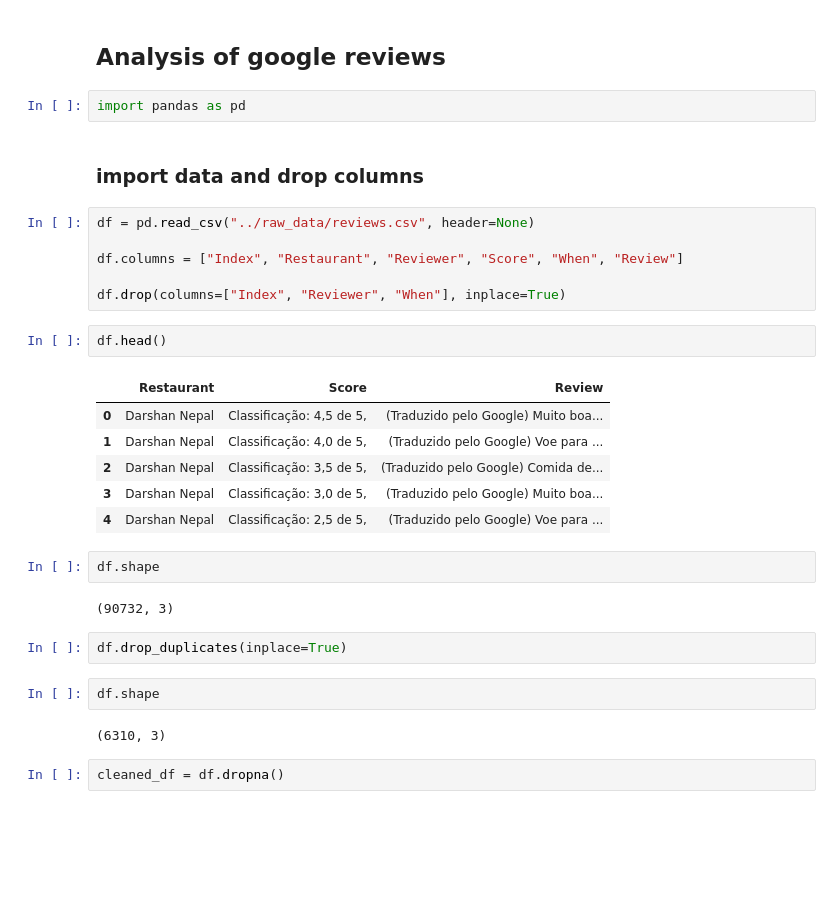
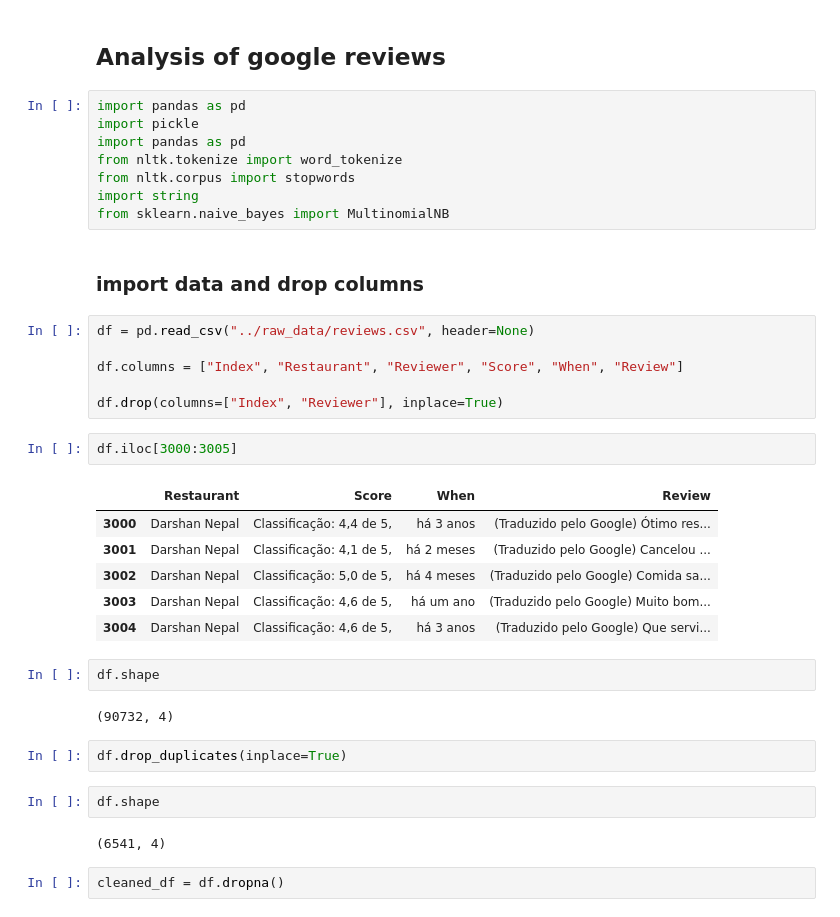
Before and after one commit to MalouO/small_business, a Jupyter notebook: notebooks/Google_map_data.ipynb, the cells around one changed output. Saved outputs shown, nothing was run; the diff lists cells and outputs as text; blank space fills up the shorter version.

Commit message:
Google reviews cleaning and NLP

```diff
--- a/notebooks/Google_map_data.ipynb
+++ b/notebooks/Google_map_data.ipynb
@@ -2,6 +2,12 @@
 ## Analysis of google reviews
 # %%
 import pandas as pd
+import pickle
+import pandas as pd
+from nltk.tokenize import word_tokenize
+from nltk.corpus import stopwords
+import string
+from sklearn.naive_bayes import MultinomialNB
 # %% [markdown]
 ### import data and drop columns
 # %%
@@ -9,26 +15,26 @@ df = pd.read_csv("../raw_data/reviews.csv", header=None)
 
 df.columns = ["Index", "Restaurant", "Reviewer", "Score", "When", "Review"]
 
-df.drop(columns=["Index", "Reviewer", "When"], inplace=True)
+df.drop(columns=["Index", "Reviewer"], inplace=True)
 # %%
-df.head()
+df.iloc[3000:3005]
 # %% [output]
-|  | Restaurant | Score | Review |
-| 0 | Darshan Nepal | Classificação: 4,5 de 5, | (Traduzido pelo Google) Muito boa... |
-| 1 | Darshan Nepal | Classificação: 4,0 de 5, | (Traduzido pelo Google) Voe para ... |
-| 2 | Darshan Nepal | Classificação: 3,5 de 5, | (Traduzido pelo Google) Comida de... |
-| 3 | Darshan Nepal | Classificação: 3,0 de 5, | (Traduzido pelo Google) Muito boa... |
-| 4 | Darshan Nepal | Classificação: 2,5 de 5, | (Traduzido pelo Google) Voe para ... |
+|  | Restaurant | Score | When | Review |
+| 3000 | Darshan Nepal | Classificação: 4,4 de 5, | há 3 anos | (Traduzido pelo Google) Ótimo res... |
+| 3001 | Darshan Nepal | Classificação: 4,1 de 5, | há 2 meses | (Traduzido pelo Google) Cancelou ... |
+| 3002 | Darshan Nepal | Classificação: 5,0 de 5, | há 4 meses | (Traduzido pelo Google) Comida sa... |
+| 3003 | Darshan Nepal | Classificação: 4,6 de 5, | há um ano | (Traduzido pelo Google) Muito bom... |
+| 3004 | Darshan Nepal | Classificação: 4,6 de 5, | há 3 anos | (Traduzido pelo Google) Que servi... |
 # %%
 df.shape
 # %% [output]
-(90732, 3)
+(90732, 4)
 # %%
 df.drop_duplicates(inplace=True)
 # %%
 df.shape
 # %% [output]
-(6310, 3)
+(6541, 4)
 # %%
 cleaned_df = df.dropna()
 # %% [markdown]
```
Also changed, not shown: parts of 16 cells of this notebook.
